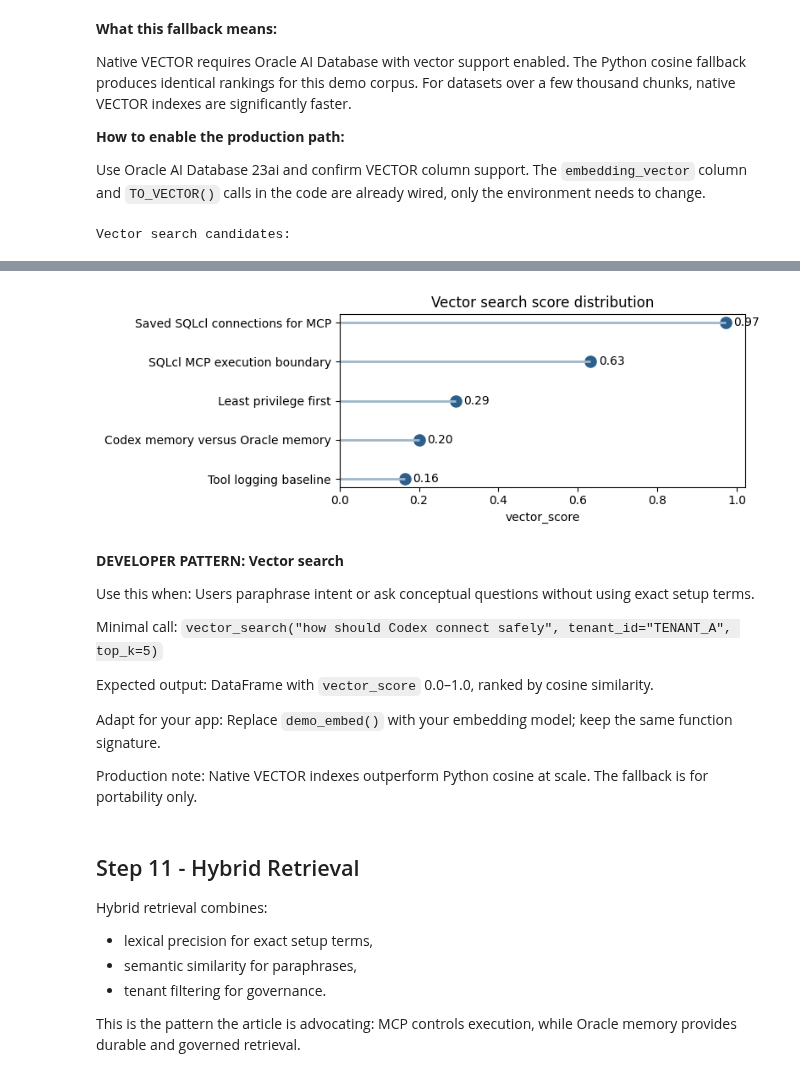
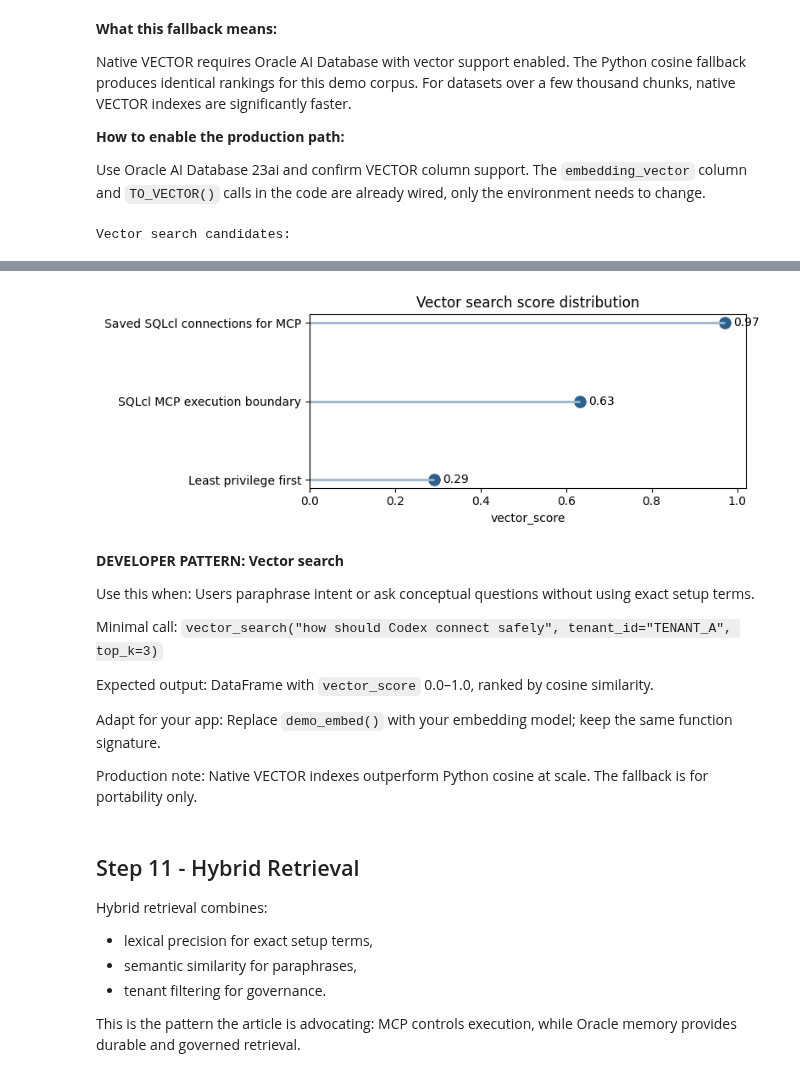
Before and after one commit to oracle-devrel/oracle-ai-developer-hub, a Jupyter notebook: notebooks/codex_mcp_oracle_ai_database_memory_langchain.ipynb, the cells around one changed output, grey strips where cells are left out. Drawn from its saved outputs; the diff is of its cells as text; code cells hidden in the pictures.

```diff
--- a/notebooks/codex_mcp_oracle_ai_database_memory_langchain.ipynb
+++ b/notebooks/codex_mcp_oracle_ai_database_memory_langchain.ipynb
@@ -694,11 +681,11 @@ def safe_drop_index(index_name: str, verbose: bool = False):
             raise
 
 
-def display_df(df: pd.DataFrame, empty_message: str = "No rows returned."):
+def display_df(df: pd.DataFrame, empty_message: str = "No rows returned.", max_rows: int = 6):
     if df is None or df.empty:
         print(empty_message)
     else:
-        display(df)
+        display(df.head(max_rows))
 
 
 
@@ -1627,7 +1612,7 @@ def vector_search(query: str, tenant_id: str = "TENANT_A", top_k: int = 5) -> pd
     return pd.DataFrame(scored).sort_values("vector_score", ascending=False).head(top_k).reset_index(drop=True)
 
 
-semantic_results = vector_search("How should Codex use SQLcl MCP safely with saved connections and least privilege?", tenant_id="TENANT_A", top_k=5)
+semantic_results = vector_search("How should Codex use SQLcl MCP safely with saved connections and least privilege?", tenant_id="TENANT_A", top_k=3)
 print("Vector search candidates:")
 display_df(semantic_results)
 plot_vector_lollipop(semantic_results)
@@ -1642,10 +1625,10 @@ Vector search candidates:
-[figure, old version]
+[figure, new version]
 # %% [markdown]
 **DEVELOPER PATTERN: Vector search**
 
 Use this when: Users paraphrase intent or ask conceptual questions without using exact setup terms.
 
-Minimal call: `vector_search("how should Codex connect safely", tenant_id="TENANT_A", top_k=5)`
+Minimal call: `vector_search("how should Codex connect safely", tenant_id="TENANT_A", top_k=3)`
 
 Expected output: DataFrame with `vector_score` 0.0–1.0, ranked by cosine similarity.
 
```
Also changed, not shown: parts of 23 cells of this notebook.
